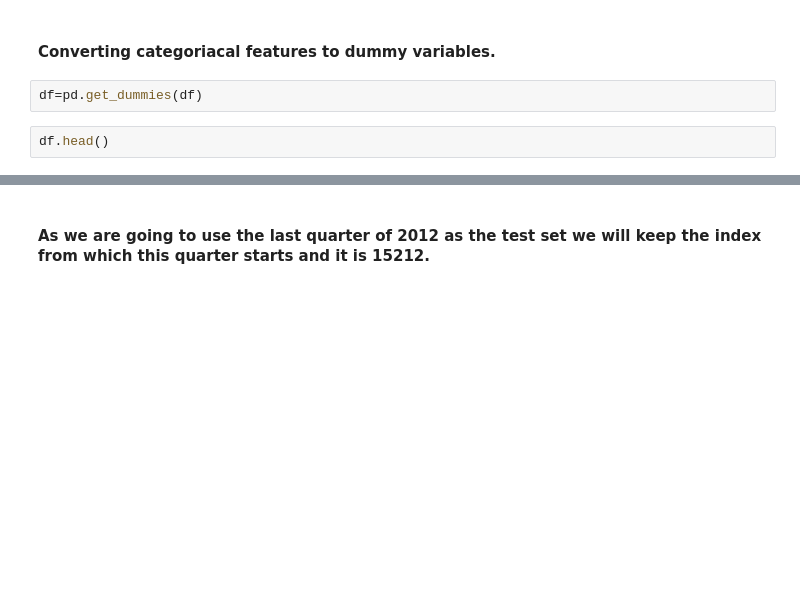
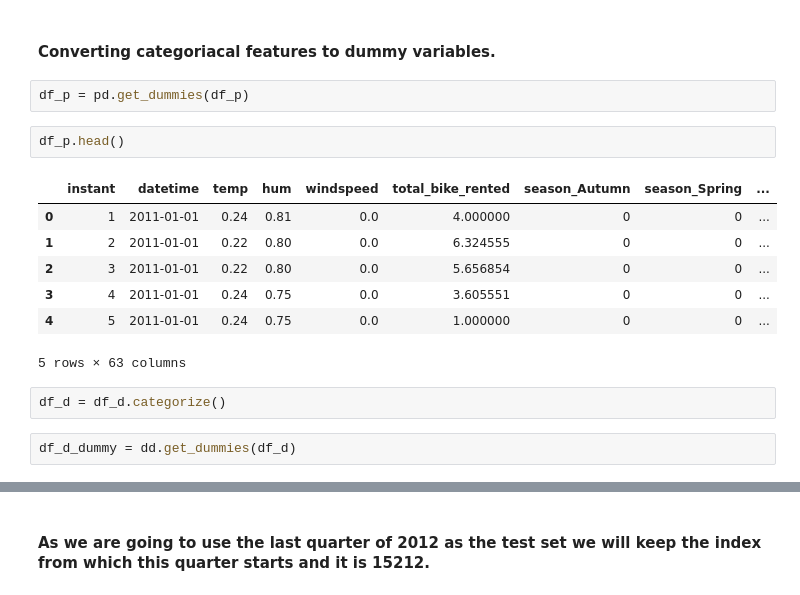
Before and after one commit to daguito81/ml-bikesharing-dask, a Jupyter notebook: notebooks/Bike_sharing_2_D.ipynb, the cells around one changed output, grey strips where cells are left out. Cells and saved outputs as stored; diff of their text form; blank space fills up the shorter version.

```diff
--- a/notebooks/Bike_sharing_2_D.ipynb
+++ b/notebooks/Bike_sharing_2_D.ipynb
@@ -708,6 +703,18 @@ df_d['windspeed'] = df_d['windspeed'].apply(wind_outliers, meta='float')
 # %% [markdown]
 #### Converting categoriacal features to dummy variables.
 # %%
-df=pd.get_dummies(df)
+df_p = pd.get_dummies(df_p)
 # %%
-df.head()
+df_p.head()
+# %% [output]
+|  | instant | datetime | temp | hum | windspeed | total_bike_rented | season_Autumn | season_Spring | ... |
+| 0 | 1 | 2011-01-01 | 0.24 | 0.81 | 0.0 | 4.000000 | 0 | 0 | ... |
+| 1 | 2 | 2011-01-01 | 0.22 | 0.80 | 0.0 | 6.324555 | 0 | 0 | ... |
+| 2 | 3 | 2011-01-01 | 0.22 | 0.80 | 0.0 | 5.656854 | 0 | 0 | ... |
+| 3 | 4 | 2011-01-01 | 0.24 | 0.75 | 0.0 | 3.605551 | 0 | 0 | ... |
+| 4 | 5 | 2011-01-01 | 0.24 | 0.75 | 0.0 | 1.000000 | 0 | 0 | ... |
+5 rows × 63 columns
+# %%
+df_d = df_d.categorize()
+# %%
+df_d_dummy = dd.get_dummies(df_d)
```
Also changed, not shown: parts of 23 cells of this notebook.
